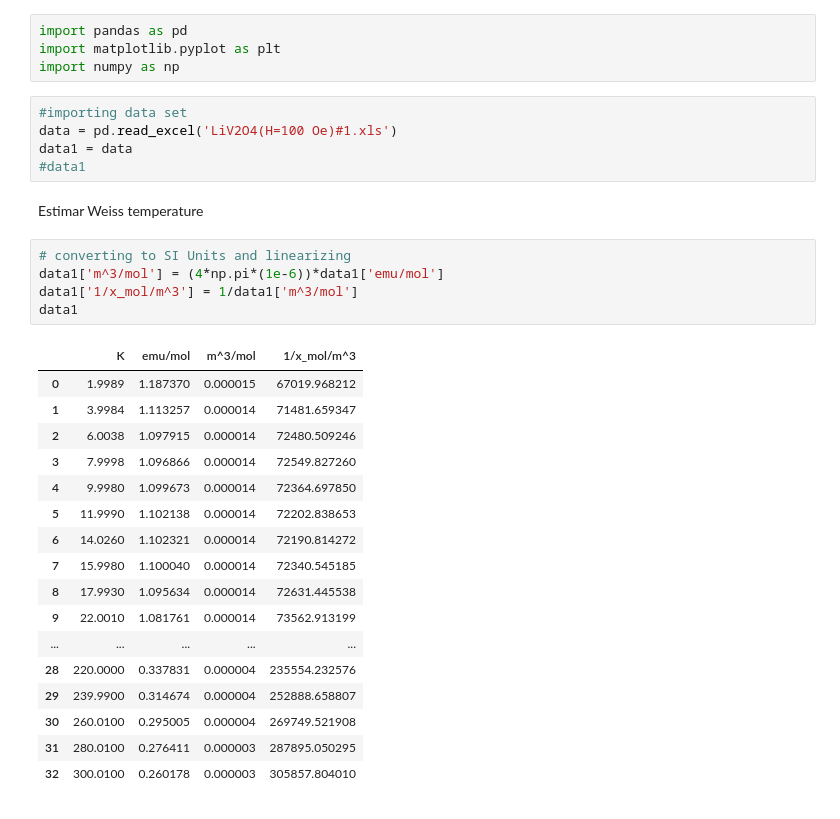
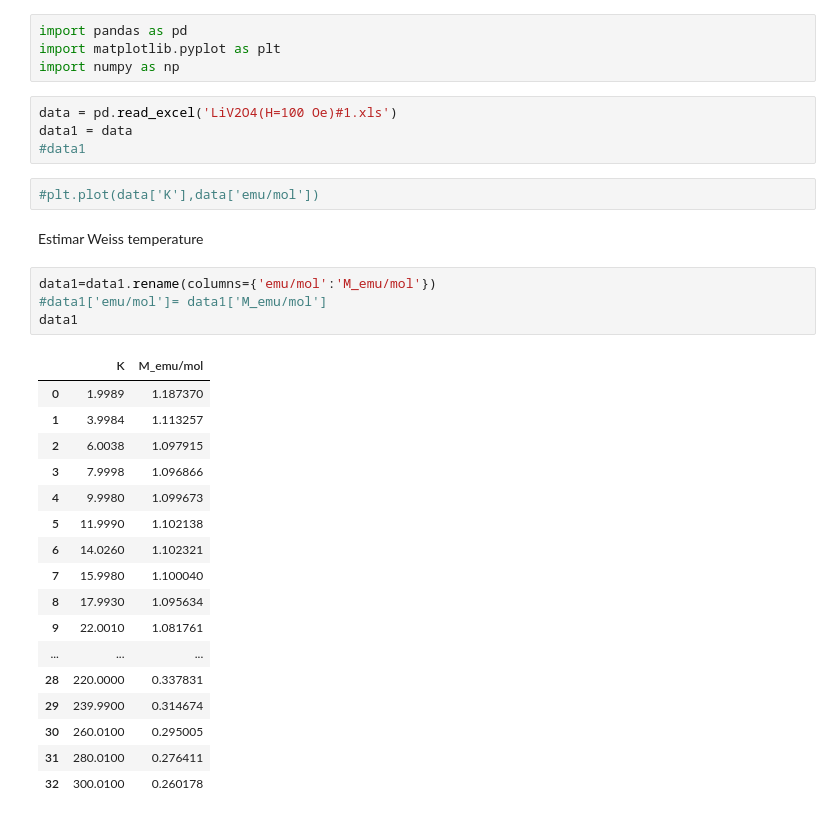
Before and after one commit to ShannonNCM/PMM, a Jupyter notebook: calculos.ipynb, the cells around one changed output. Saved outputs shown, nothing was run; the diff lists cells and outputs as text.

```diff
--- a/calculos.ipynb
+++ b/calculos.ipynb
@@ -3,32 +3,32 @@ import pandas as pd
 import matplotlib.pyplot as plt
 import numpy as np
 # %%
-#importing data set
 data = pd.read_excel('LiV2O4(H=100 Oe)#1.xls')
 data1 = data
 #data1
+# %%
+#plt.plot(data['K'],data['emu/mol'])
 # %% [markdown]
 Estimar Weiss temperature
-# %%
-# converting to SI Units and linearizing
-data1['m^3/mol'] = (4*np.pi*(1e-6))*data1['emu/mol']
-data1['1/x_mol/m^3'] = 1/data1['m^3/mol']
-data1
-# %% [output]
-|  | K | emu/mol | m^3/mol | 1/x_mol/m^3 |
-| 0 | 1.9989 | 1.187370 | 0.000015 | 67019.968212 |
-| 1 | 3.9984 | 1.113257 | 0.000014 | 71481.659347 |
-| 2 | 6.0038 | 1.097915 | 0.000014 | 72480.509246 |
-| 3 | 7.9998 | 1.096866 | 0.000014 | 72549.827260 |
-| 4 | 9.9980 | 1.099673 | 0.000014 | 72364.697850 |
-| 5 | 11.9990 | 1.102138 | 0.000014 | 72202.838653 |
-| 6 | 14.0260 | 1.102321 | 0.000014 | 72190.814272 |
-| 7 | 15.9980 | 1.100040 | 0.000014 | 72340.545185 |
-| 8 | 17.9930 | 1.095634 | 0.000014 | 72631.445538 |
-| 9 | 22.0010 | 1.081761 | 0.000014 | 73562.913199 |
-| ... | ... | ... | ... | ... |
-| 28 | 220.0000 | 0.337831 | 0.000004 | 235554.232576 |
-| 29 | 239.9900 | 0.314674 | 0.000004 | 252888.658807 |
-| 30 | 260.0100 | 0.295005 | 0.000004 | 269749.521908 |
-| 31 | 280.0100 | 0.276411 | 0.000003 | 287895.050295 |
-| 32 | 300.0100 | 0.260178 | 0.000003 | 305857.804010 |
+# %%
+data1=data1.rename(columns={'emu/mol':'M_emu/mol'})
+#data1['emu/mol']= data1['M_emu/mol']
+data1
+# %% [output]
+|  | K | M_emu/mol |
+| 0 | 1.9989 | 1.187370 |
+| 1 | 3.9984 | 1.113257 |
+| 2 | 6.0038 | 1.097915 |
+| 3 | 7.9998 | 1.096866 |
+| 4 | 9.9980 | 1.099673 |
+| 5 | 11.9990 | 1.102138 |
+| 6 | 14.0260 | 1.102321 |
+| 7 | 15.9980 | 1.100040 |
+| 8 | 17.9930 | 1.095634 |
+| 9 | 22.0010 | 1.081761 |
+| ... | ... | ... |
+| 28 | 220.0000 | 0.337831 |
+| 29 | 239.9900 | 0.314674 |
+| 30 | 260.0100 | 0.295005 |
+| 31 | 280.0100 | 0.276411 |
+| 32 | 300.0100 | 0.260178 |
```
Also changed, not shown: parts of 8 cells of this notebook.
